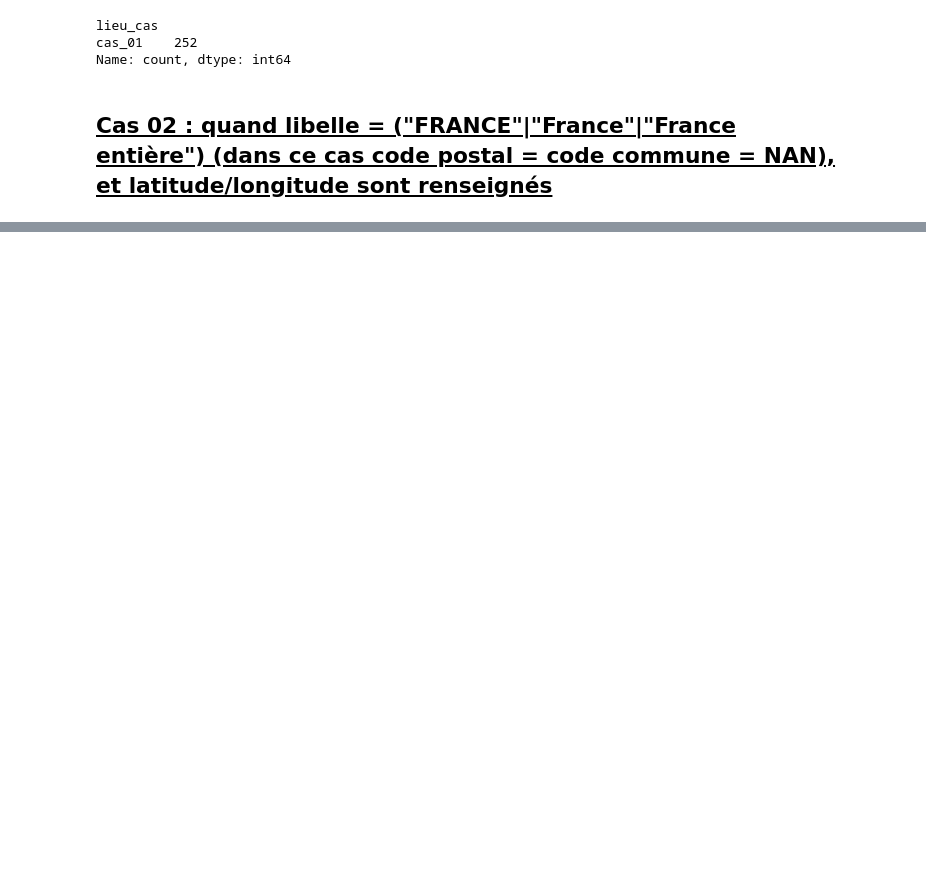
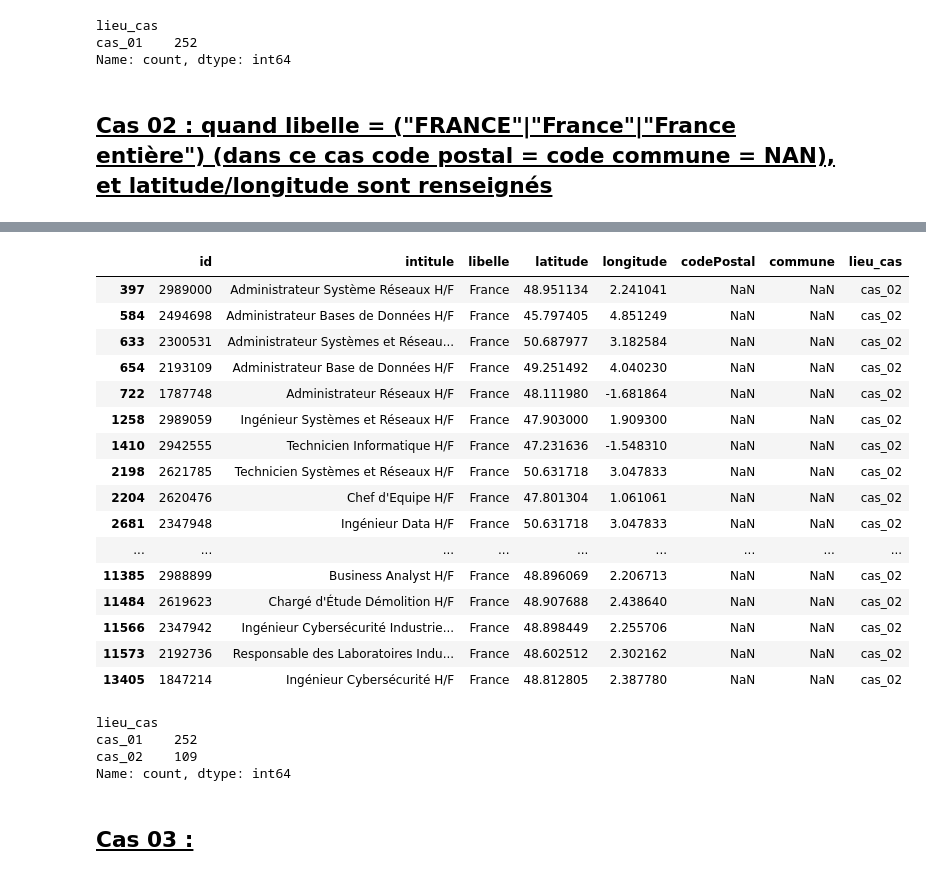
Before and after one commit to vimchun/Job-Market-in-France, a Jupyter notebook: api_extract__transform/notebook.ipynb, the cells around one changed output, grey strips where cells are left out. Drawn from its saved outputs; the diff is of its cells as text; code cells hidden in the pictures; blank space fills up the shorter version.

Commit message:
notebook : ajout "lieu cas_02/03/04"

```diff
--- a/api_extract__transform/notebook.ipynb
+++ b/api_extract__transform/notebook.ipynb
@@ -52,7 +52,7 @@ df_lieu
 # %%
 # df_lieu[~df_lieu.libelle.str.match(r"^\d{2}\s-\s")].value_counts("libelle")
 # %%
-case_01 = df_lieu[df_lieu.libelle.isin(["FRANCE", "France", "France entière"]) \
+cas_01 = df_lieu[df_lieu.libelle.isin(["FRANCE", "France", "France entière"]) \
                 & df_lieu.latitude.isna() \
                 & df_lieu.longitude.isna() \
                 ]  # fmt:off
@@ -79,4 +79,4 @@ case_01
 # %%
 # On écrit le numéro du cas dans "lieu_cas"
-df_lieu.loc[df_lieu.id.isin(case_01.id), "lieu_cas"] = "cas_01"
+df_lieu.loc[df_lieu.id.isin(cas_01.id), "lieu_cas"] = "cas_01"
 # %%
@@ -104,7 +108,7 @@ Name: count, dtype: int64
 # %% [markdown]
 ## <u> Cas 02 : quand libelle = ("FRANCE"|"France"|"France entière") (dans ce cas code postal = code commune = NAN), et latitude/longitude sont renseignés </u>
 # %%
-df_lieu[df_lieu.libelle.isin(["FRANCE", "France", "France entière"]) \
-              & ~ df_lieu.latitude.isna() \
-              & ~ df_lieu.longitude.isna() \
-              ]  # fmt:off
+cas_02 = df_lieu[df_lieu.libelle.isin(["FRANCE", "France", "France entière"]) \
+               & ~df_lieu.latitude.isna() \
+               & ~df_lieu.longitude.isna() \
+                ]  # fmt:off
@@ -128,0 +135,32 @@ df_lieu[df_lieu.libelle.isin(["FRANCE", "France", "France entière"]) \
+# %%
+# On écrit le numéro du cas dans "lieu_cas"
+df_lieu.loc[df_lieu.id.isin(cas_02.id), "lieu_cas"] = "cas_02"
+# %%
+df_lieu[df_lieu.lieu_cas == "cas_02"]
+# %% [output]
+|  | id | intitule | libelle | latitude | longitude | codePostal | commune | lieu_cas |
+| 397 | 2989000 | Administrateur Système Réseaux H/F | France | 48.951134 | 2.241041 | NaN | NaN | cas_02 |
+| 584 | 2494698 | Administrateur Bases de Données H/F | France | 45.797405 | 4.851249 | NaN | NaN | cas_02 |
+| 633 | 2300531 | Administrateur Systèmes et Réseau... | France | 50.687977 | 3.182584 | NaN | NaN | cas_02 |
+| 654 | 2193109 | Administrateur Base de Données H/F | France | 49.251492 | 4.040230 | NaN | NaN | cas_02 |
+| 722 | 1787748 | Administrateur Réseaux H/F | France | 48.111980 | -1.681864 | NaN | NaN | cas_02 |
+| 1258 | 2989059 | Ingénieur Systèmes et Réseaux H/F | France | 47.903000 | 1.909300 | NaN | NaN | cas_02 |
+| 1410 | 2942555 | Technicien Informatique H/F | France | 47.231636 | -1.548310 | NaN | NaN | cas_02 |
+| 2198 | 2621785 | Technicien Systèmes et Réseaux H/F | France | 50.631718 | 3.047833 | NaN | NaN | cas_02 |
+| 2204 | 2620476 | Chef d'Equipe H/F | France | 47.801304 | 1.061061 | NaN | NaN | cas_02 |
+| 2681 | 2347948 | Ingénieur Data H/F | France | 50.631718 | 3.047833 | NaN | NaN | cas_02 |
+| ... | ... | ... | ... | ... | ... | ... | ... | ... |
+| 11385 | 2988899 | Business Analyst H/F | France | 48.896069 | 2.206713 | NaN | NaN | cas_02 |
+| 11484 | 2619623 | Chargé d'Étude Démolition H/F | France | 48.907688 | 2.438640 | NaN | NaN | cas_02 |
+| 11566 | 2347942 | Ingénieur Cybersécurité Industrie... | France | 48.898449 | 2.255706 | NaN | NaN | cas_02 |
+| 11573 | 2192736 | Responsable des Laboratoires Indu... | France | 48.602512 | 2.302162 | NaN | NaN | cas_02 |
+| 13405 | 1847214 | Ingénieur Cybersécurité H/F | France | 48.812805 | 2.387780 | NaN | NaN | cas_02 |
+# %%
+df_lieu.value_counts("lieu_cas")
+# %% [output]
+lieu_cas
+cas_01    252
+cas_02    109
+Name: count, dtype: int64
+# %% [markdown]
+## <u> Cas 03 : </u>
```
Also changed, not shown: parts of 16 cells of this notebook, 1 other file.
